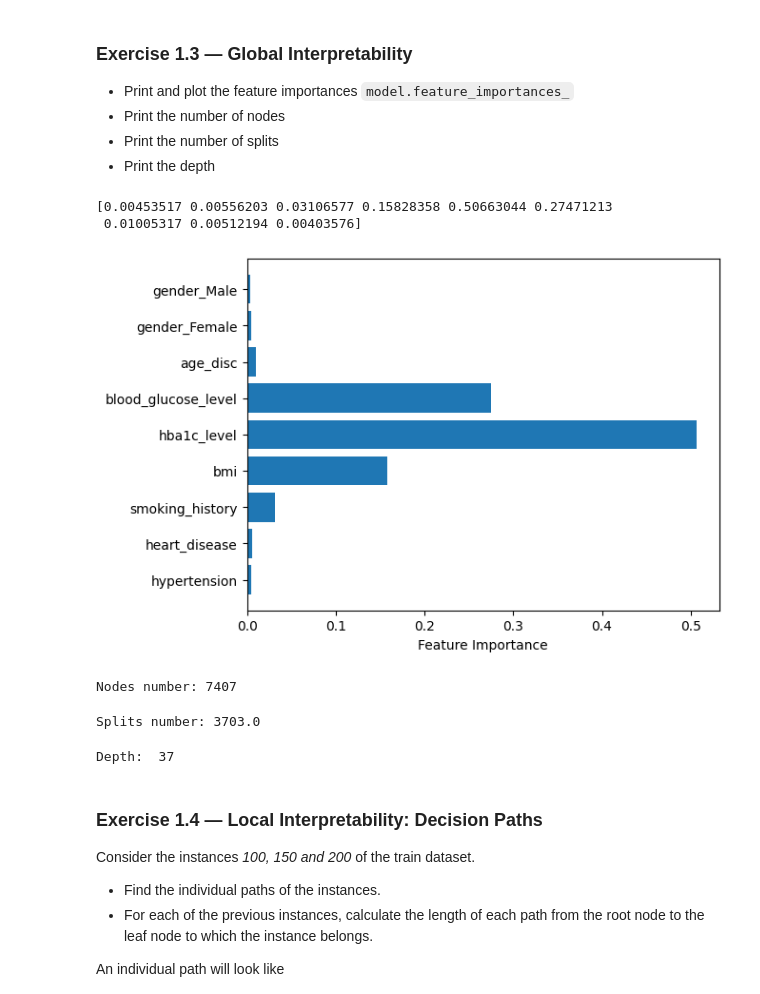
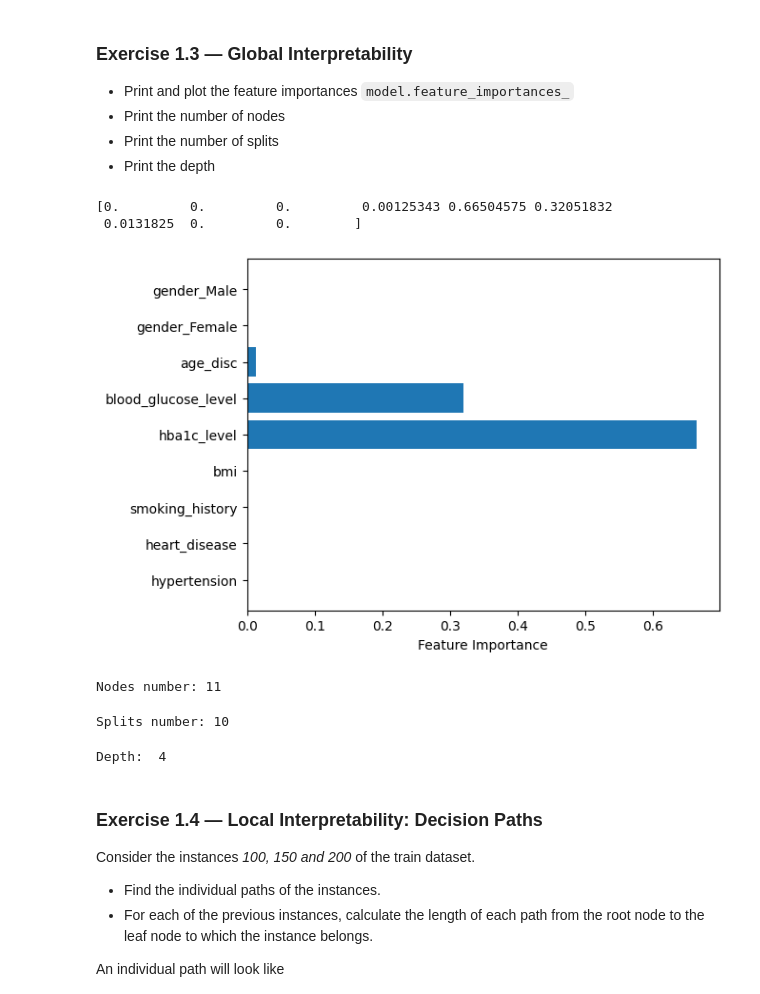
Before and after one commit to Arthvrr/Explanaible-AI-Labs, a Jupyter notebook: Lab01_Interpretable_by_Design.ipynb, the cells around one changed output. Saved outputs shown, nothing was run; the diff lists cells and outputs as text; code cells hidden in the pictures.

```diff
--- a/Lab01_Interpretable_by_Design.ipynb
+++ b/Lab01_Interpretable_by_Design.ipynb
@@ -442,40 +442,40 @@ Test accuracy at best depth (2): 0.9716
 # %%
 #@title Exercise 1.3 Solution
 
 #### START CODE HERE -- feature importance ####
-fi = model.feature_importances_
+fi = new_model.feature_importances_
 print(fi)
 
 plt.barh(feature_names,fi)
 plt.xlabel('Feature Importance')
 plt.show()
 #### END CODE HERE ####
 # %% [output]
-[0.00453517 0.00556203 0.03106577 0.15828358 0.50663044 0.27471213
- 0.01005317 0.00512194 0.00403576]
+[0.         0.         0.         0.00125343 0.66504575 0.32051832
+ 0.0131825  0.         0.        ]
-[figure, old version]
+[figure, new version]
 # %%
 #### START CODE HERE -- number of nodes ####
-nodes_number = model.tree_.node_count
-print("Nodes number:", nodes_number)
+num_nodes = new_model.tree_.node_count
+print("Nodes number:", num_nodes)
 #### END CODE HERE ####
 # %% [output]
-Nodes number: 7407
+Nodes number: 11
 # %%
 #### START CODE HERE -- number of splits ####
-splits_number = ((nodes_number - 1) / 2) #Nombre total de noeuds = (Nombre de splits * 2) + 1 --> pour un ABR
+splits_number = num_nodes - 1
 print("Splits number:", splits_number)
 #### END CODE HERE ####
 # %% [output]
-Splits number: 3703.0
+Splits number: 10
 # %%
 
 #### START CODE HERE -- depth ####
-depth = model.get_depth()
+depth = new_model.get_depth()
 print("Depth: ",depth)
 #### END CODE HERE ####
 # %% [output]
-Depth:  37
+Depth:  4
 # %% [markdown]
 ### Exercise 1.4 — Local Interpretability: Decision Paths
 
```
Also changed, not shown: parts of 9 cells of this notebook, 3 other files.
